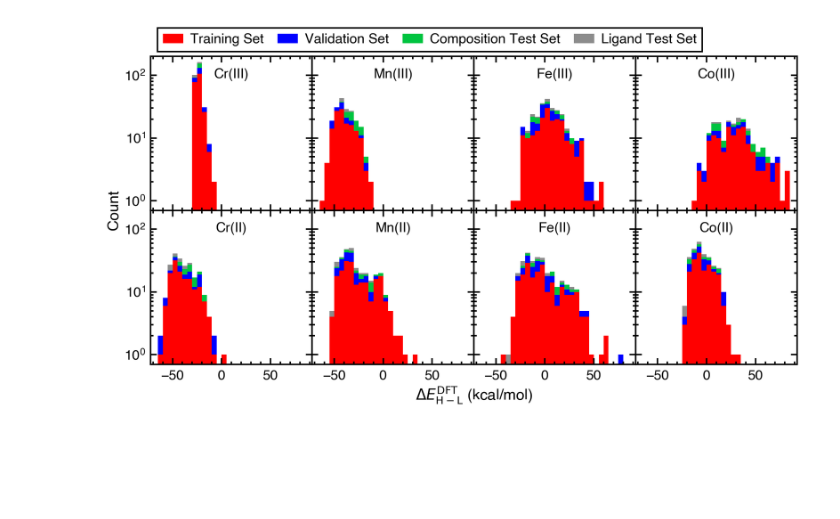
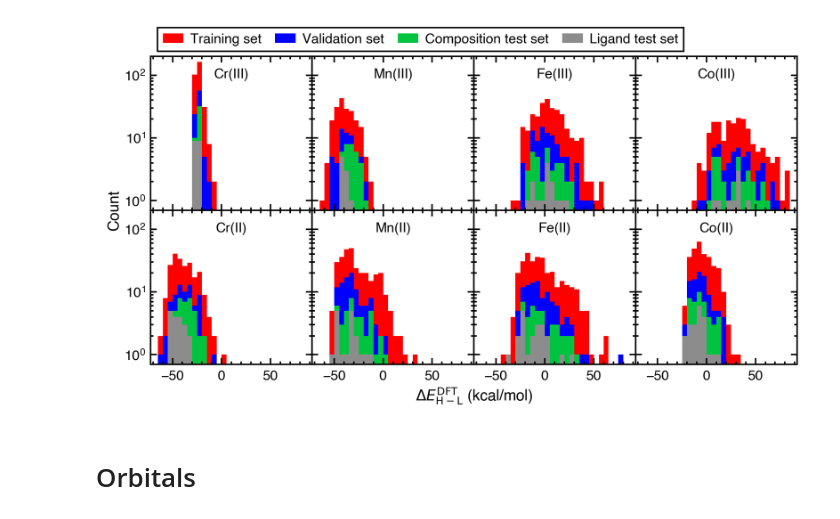
Before and after one commit to hjkgrp/many_body_ml, a Jupyter notebook: scripts_and_notebooks/plotting/histograms_target_data.ipynb, the cells around one changed output. Drawn from its saved outputs; the diff is of its cells as text; code cells hidden in the pictures; blank space fills up the shorter version.

```diff
--- a/scripts_and_notebooks/plotting/histograms_target_data.ipynb
+++ b/scripts_and_notebooks/plotting/histograms_target_data.ipynb
@@ -16,9 +16,14 @@ names = [
     "ligand_test_data.csv",
 ]
 data_sets = [pd.read_csv(data_dir / name) for name in names]
+# %%
+dataset_color_dict = {
+    "Training set": "C0",
+    "Validation set": "C1",
+    "Composition test set": "C2",
+    "Ligand test set": "C3",
+}
 # %%
-unique_cores = ["cr3", "cr2", "mn3", "mn2", "fe3", "fe2", "co3", "co2"]
-roman_numerals = {"2": "II", "3": "III"}
 gridspec_kw = {
     "left": 0.08,
     "right": 0.97,
@@ -40,11 +45,11 @@ bins = np.linspace(-65, 85, 31)
 
 for core, ax in zip(unique_cores, axes.T.flatten()):
     bottoms = np.zeros(len(bins) - 1)
-    for df in data_sets:
+    for i, df in enumerate(data_sets[::-1]):
         cores = df[["metal", "ox"]].apply(lambda x: f"{x.metal}{x.ox}", axis=1).values
         mask = cores == core
         y = df[mask][TargetProperty.SSE.full_name()]
-        counts, _, _ = ax.hist(y, bins=bins, bottom=bottoms)
+        counts, _, _ = ax.hist(y, bins=bins, bottom=bottoms, color=f"C{3-i}")
         bottoms += counts
     ax.text(
         10,
@@ -56,37 +61,34 @@ for core, ax in zip(unique_cores, axes.T.flatten()):
     )
     ax.set_yscale("log")
     ax.set_ylim(0.7, 200)
     ax.set_yticks(
         list(range(2, 10)) + [10 * i for i in range(2, 10)],
         minor=True,
     )
     ax.set_xticks(10 * np.arange(-7, 10), minor=True)
 
 # Labels
 fig.text(
     gridspec_kw["left"] + 0.5 * (gridspec_kw["right"] - gridspec_kw["left"]),
     gridspec_kw["bottom"] - 0.09,
     "$\Delta E^\mathrm{DFT}_{\mathrm{H}-\mathrm{L}}$ (kcal/mol)",
     ha="center",
 )
 fig.text(
     0.02,
     gridspec_kw["bottom"] + 0.5 * (gridspec_kw["top"] - gridspec_kw["bottom"]),
     "Count",
     rotation=90,
     va="center",
 )
 
 # Legend
 ax = axes[0, 0]
-for label, color in [
-    ("Training Set", "C0"),
-    ("Validation Set", "C1"),
-    ("Composition Test Set", "C2"),
-    ("Ligand Test Set", "C3"),
-]:
+for label, color in dataset_color_dict.items():
     ax.hist([], label=label, color=color)
 ax.legend(loc="upper left", bbox_to_anchor=(0.0, 1.23), ncols=4)
 fig.savefig("plots/histogram_sse.pdf")
 # %% [output]
-[figure, old version]
+[figure, new version]
+# %% [markdown]
+# Orbitals
```
Also changed, not shown: parts of 4 cells of this notebook, 4 other files.
